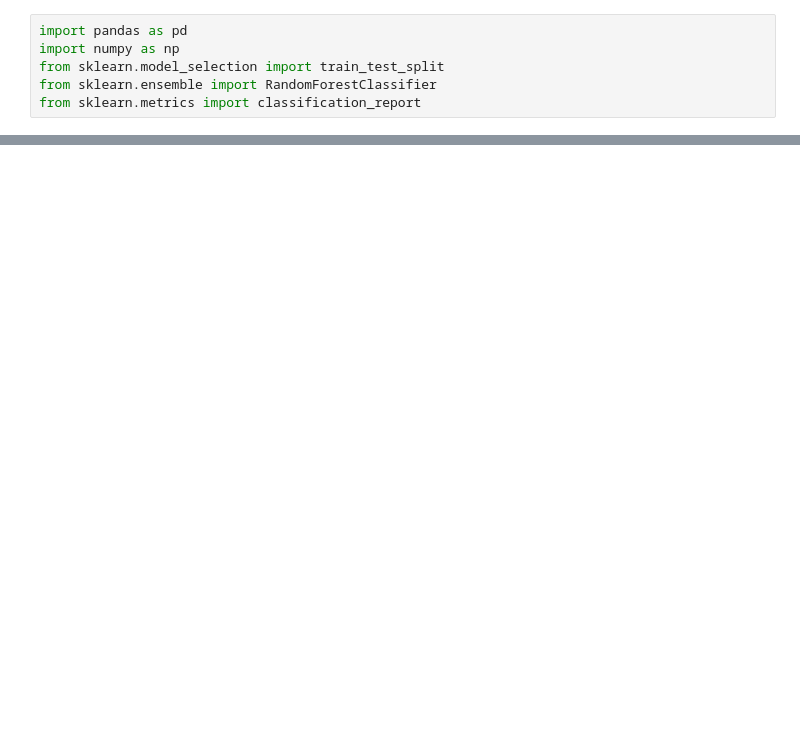
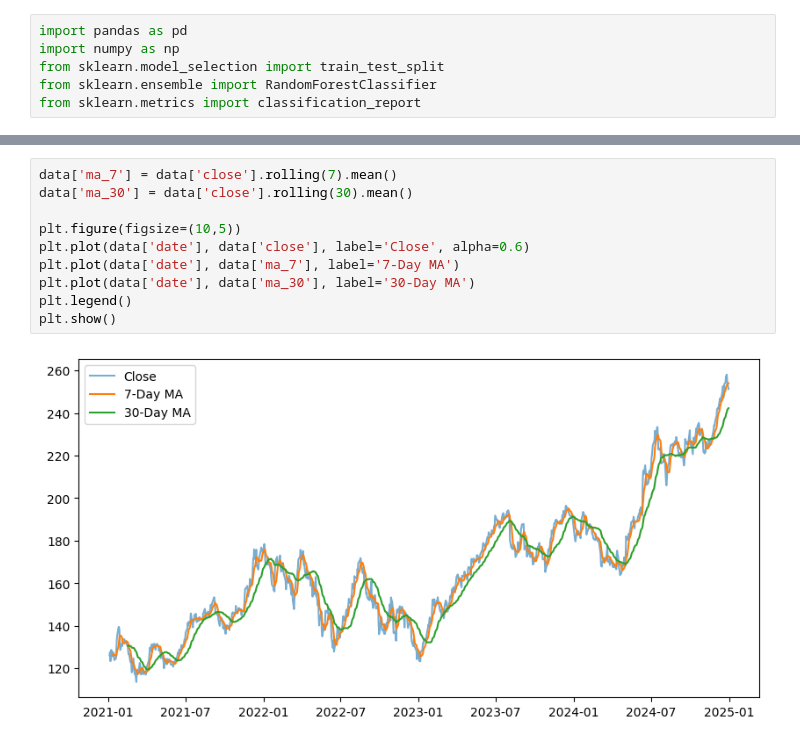
Before and after one commit to Kunal-27S/FinSight, a Jupyter notebook: notebooks/2_preprocessing/02_preprocessing.ipynb, the cells around one changed output, grey strips where cells are left out. Saved outputs shown, nothing was run; the diff lists cells and outputs as text; blank space fills up the shorter version.

```diff
--- a/notebooks/2_preprocessing/02_preprocessing.ipynb
+++ b/notebooks/2_preprocessing/02_preprocessing.ipynb
@@ -11,0 +42,12 @@ FileNotFoundError: [Errno 2] No such file or directory: '../../data/stock_prices
+# %%
+data['ma_7'] = data['close'].rolling(7).mean()
+data['ma_30'] = data['close'].rolling(30).mean()
+
+plt.figure(figsize=(10,5))
+plt.plot(data['date'], data['close'], label='Close', alpha=0.6)
+plt.plot(data['date'], data['ma_7'], label='7-Day MA')
+plt.plot(data['date'], data['ma_30'], label='30-Day MA')
+plt.legend()
+plt.show()
+# %% [output]
+[figure, added]
```
Also changed, not shown: parts of 4 cells of this notebook.
